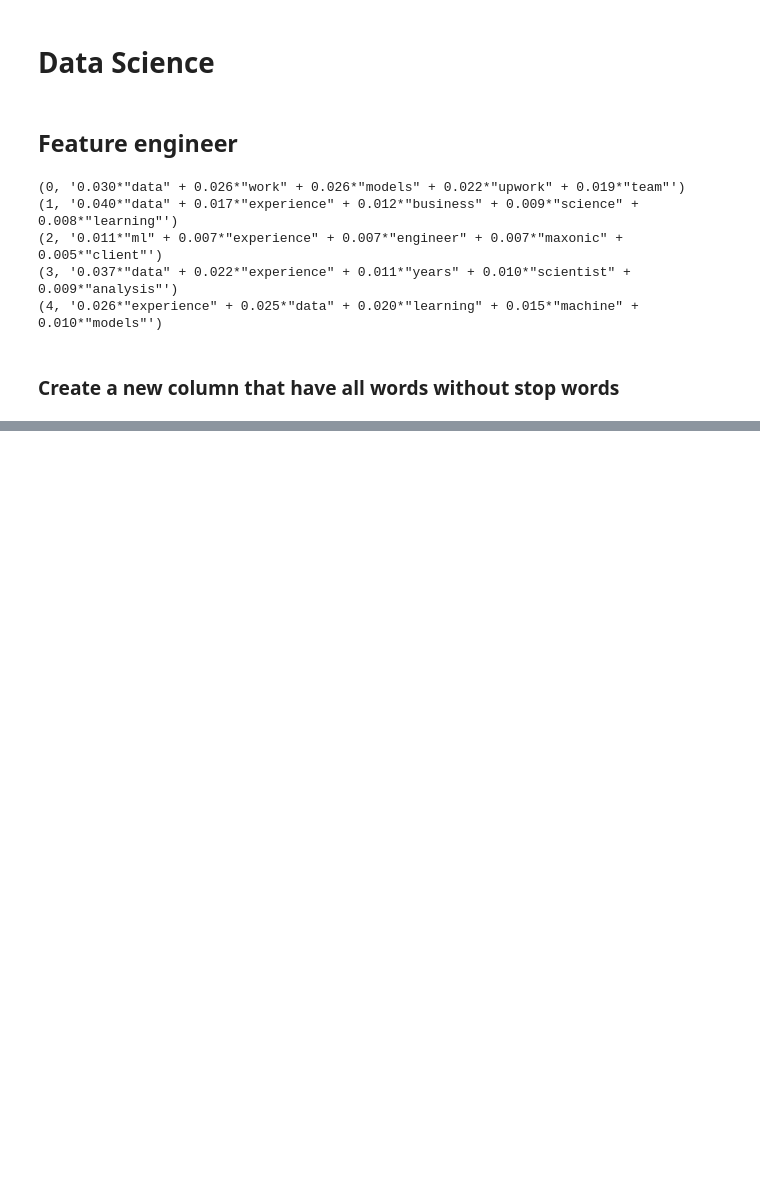
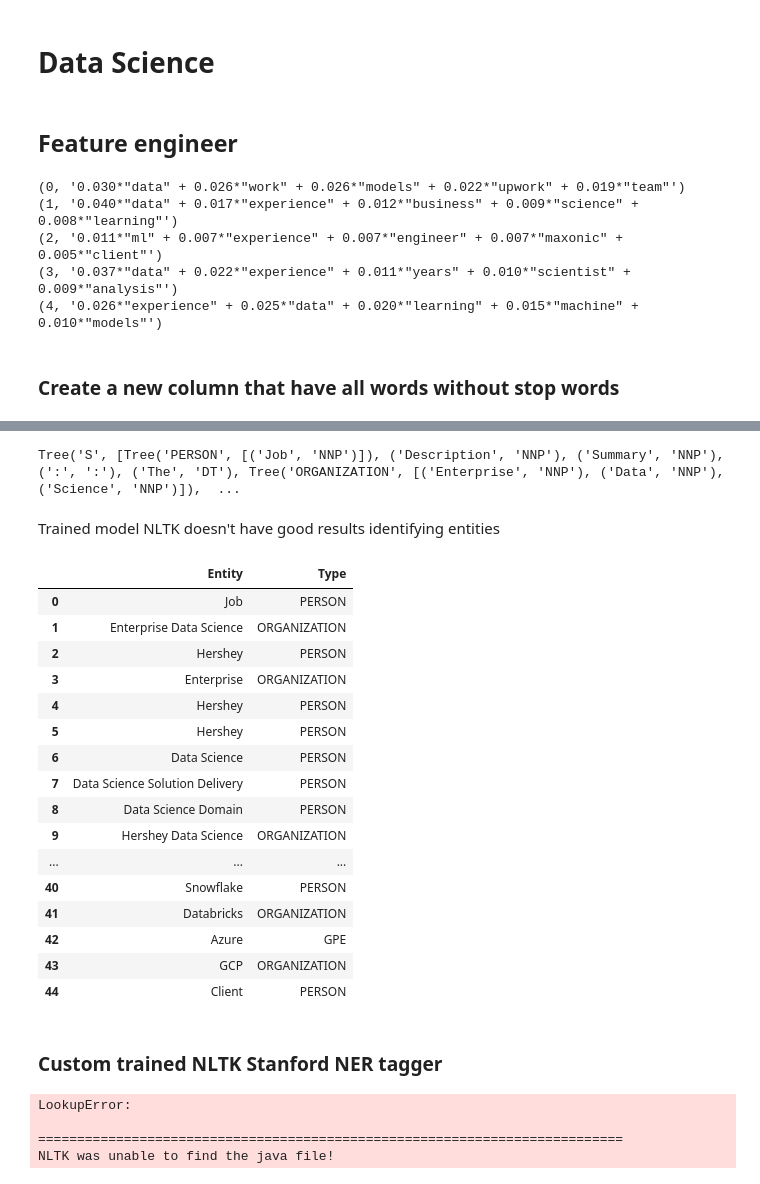
Before and after one commit to lucasvascrocha/LinkedIn-scrap, a Jupyter notebook: jobsearch/analysis/analysis.ipynb, the cells around one changed output, grey strips where cells are left out. Saved outputs shown, nothing was run; the diff lists cells and outputs as text; code cells hidden in the pictures; blank space fills up the shorter version.

```diff
--- a/jobsearch/analysis/analysis.ipynb
+++ b/jobsearch/analysis/analysis.ipynb
@@ -518,0 +539,52 @@ df_target['description'][864]
+# %%
+# Sample text to be analyzed
+text = df_target['description'][0]
+
+# Tokenize the text
+tokens = nltk.word_tokenize(text)
+
+# Perform part-of-speech tagging on the tokens
+tagged = nltk.pos_tag(tokens)
+
+# Perform named entity recognition on the tagged tokens
+entities = nltk.chunk.ne_chunk(tagged)
+
+# Create an empty DataFrame to store the named entities
+df = pd.DataFrame(columns=['Entity', 'Type'])
+
+# Loop over the named entities found in the text and add them to the DataFrame
+for entity in entities:
+    try:
+        ne = ' '.join(c[0] for c in entity.leaves())
+        ne_type = entity.label()
+        df = pd.concat([df, pd.DataFrame({'Entity': [ne], 'Type': [ne_type]})], ignore_index=True)
+    except:
+        exit
+# %%
+entities
+# %% [output]
+Tree('S', [Tree('PERSON', [('Job', 'NNP')]), ('Description', 'NNP'), ('Summary', 'NNP'), (':', ':'), ('The', 'DT'), Tree('ORGANIZATION', [('Enterprise', 'NNP'), ('Data', 'NNP'), ('Science', 'NNP')]),  ...
+# %% [markdown]
+Trained model NLTK doesn't have good results identifying entities
+# %%
+df
+# %% [output]
+|  | Entity | Type |
+| 0 | Job | PERSON |
+| 1 | Enterprise Data Science | ORGANIZATION |
+| 2 | Hershey | PERSON |
+| 3 | Enterprise | ORGANIZATION |
+| 4 | Hershey | PERSON |
+| 5 | Hershey | PERSON |
+| 6 | Data Science | PERSON |
+| 7 | Data Science Solution Delivery | PERSON |
+| 8 | Data Science Domain | PERSON |
+| 9 | Hershey Data Science | ORGANIZATION |
+| ... | ... | ... |
+| 40 | Snowflake | PERSON |
+| 41 | Databricks | ORGANIZATION |
+| 42 | Azure | GPE |
+| 43 | GCP | ORGANIZATION |
+| 44 | Client | PERSON |
+# %% [markdown]
+### Custom trained NLTK Stanford NER tagger
@@ -518,0 +596,25 @@ df_target['description'][864]
+# %%
+import nltk
+from nltk.tag.stanford import StanfordNERTagger
+
+sentence = u"Twenty miles east of Reno, Nev., " \
+    "where packs of wild mustangs roam free through " \
+    "the parched landscape, Tesla Gigafactory 1 " \
+    "sprawls near Interstate 80."
+
+jar = '../data/files/stanford-ner.jar/stanford-ner.jar'
+model = '../data/files/english.muc.7class.distsim.crf.ser.gz'
+
+# Prepare NER tagger with english model
+ner_tagger = StanfordNERTagger(model, jar, encoding='utf8')
+
+# Tokenize: Split sentence into words
+words = nltk.word_tokenize(sentence)
+
+# Run NER tagger on words
+print(ner_tagger.tag(words))
+# %% [output]
+LookupError:
+
+===========================================================================
+NLTK was unable to find the java file!
```
Also changed, not shown: parts of 48 cells of this notebook.
